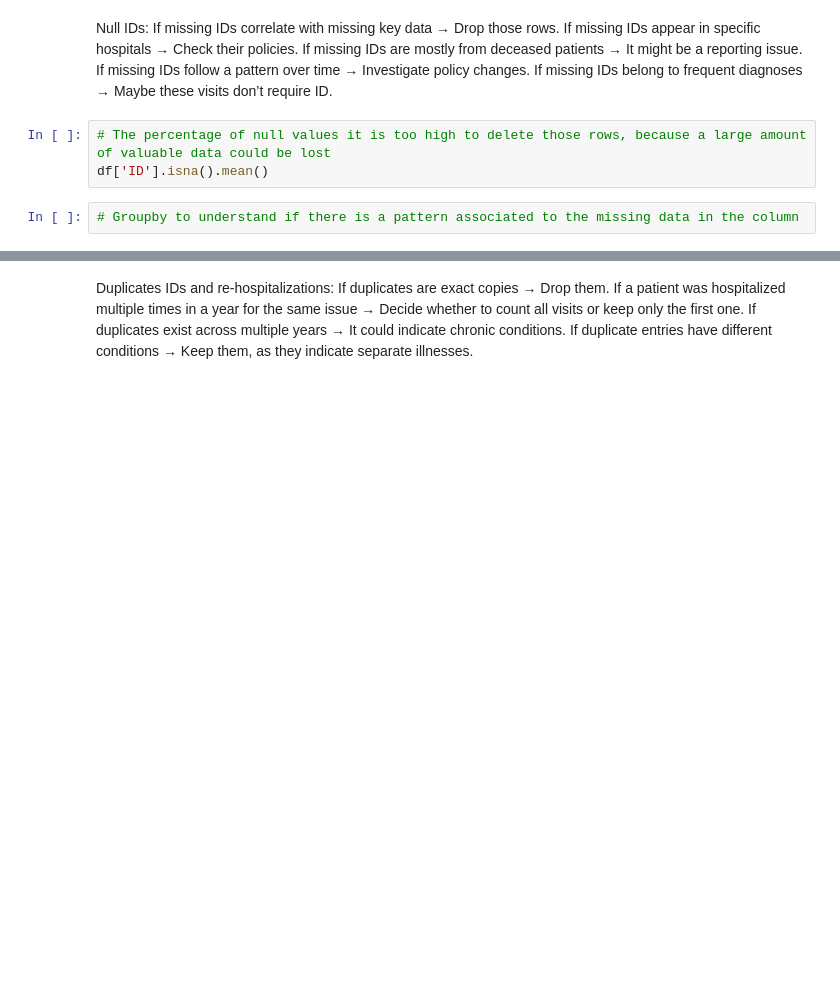
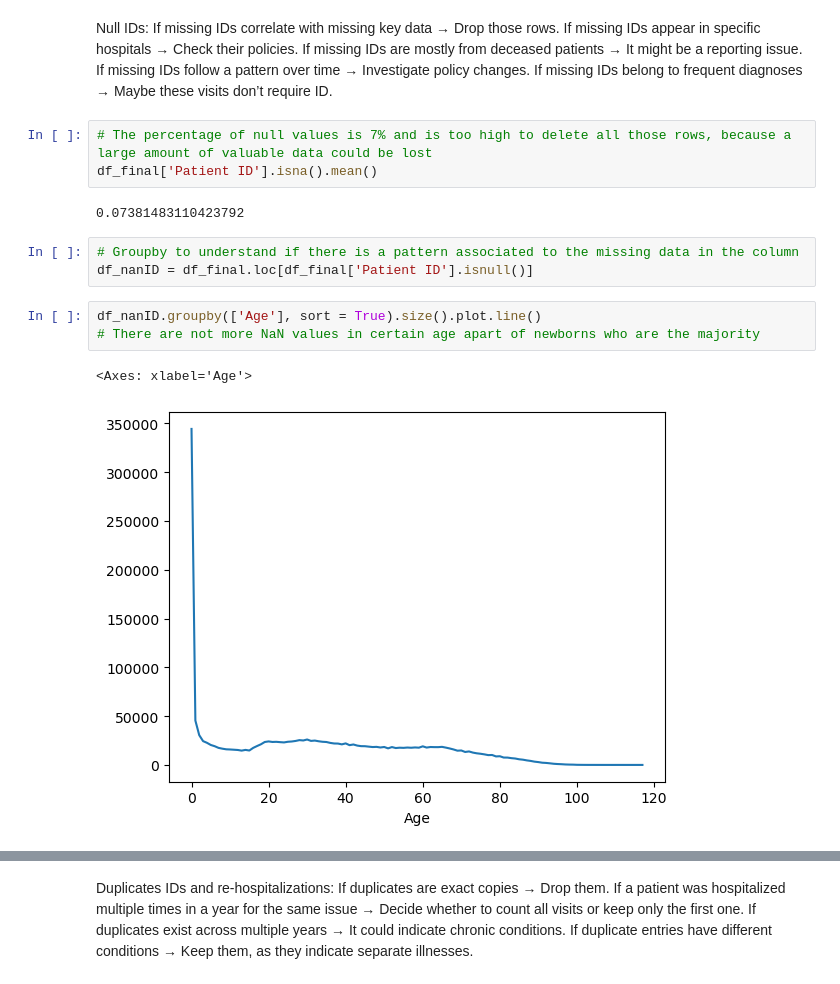
Before and after one commit to mirkopodunavak1996/EDAHospDischarges_Chile2001-2024, a Jupyter notebook: notebooks/Data_Cleaning.ipynb, the cells around one changed output, grey strips where cells are left out. Cells and saved outputs as stored; diff of their text form; blank space fills up the shorter version.

```diff
--- a/notebooks/Data_Cleaning.ipynb
+++ b/notebooks/Data_Cleaning.ipynb
@@ -107,9 +104,18 @@ If missing IDs are mostly from deceased patients → It might be a reporting iss
 If missing IDs follow a pattern over time → Investigate policy changes.
 If missing IDs belong to frequent diagnoses → Maybe these visits don’t require ID.
 # %%
-# The percentage of null values it is too high to delete those rows, because a large amount of valuable data could be lost
-df['ID'].isna().mean()
+# The percentage of null values is 7% and is too high to delete all those rows, because a large amount of valuable data could be lost
+df_final['Patient ID'].isna().mean()
+# %% [output]
+0.07381483110423792
 # %%
 # Groupby to understand if there is a pattern associated to the missing data in the column
+df_nanID = df_final.loc[df_final['Patient ID'].isnull()]
+# %%
+df_nanID.groupby(['Age'], sort = True).size().plot.line()
+# There are not more NaN values in certain age apart of newborns who are the majority
+# %% [output]
+<Axes: xlabel='Age'>
+[figure, added]
 # %%
 # Identify If Certain Hospitals Have More Missing IDs
```
Also changed, not shown: parts of 31 cells of this notebook.
